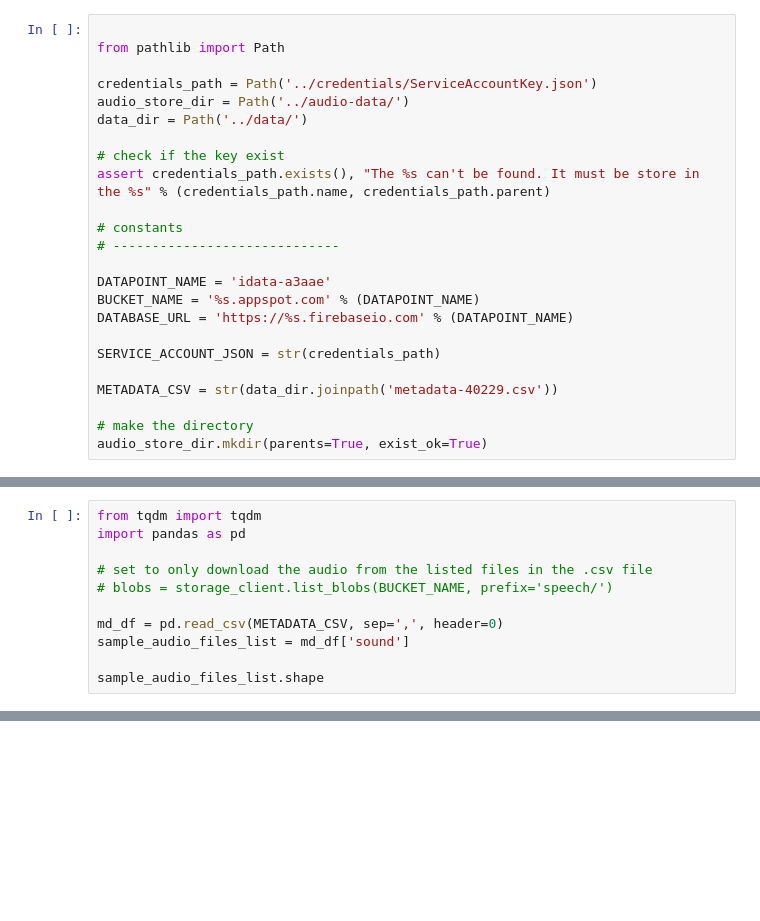
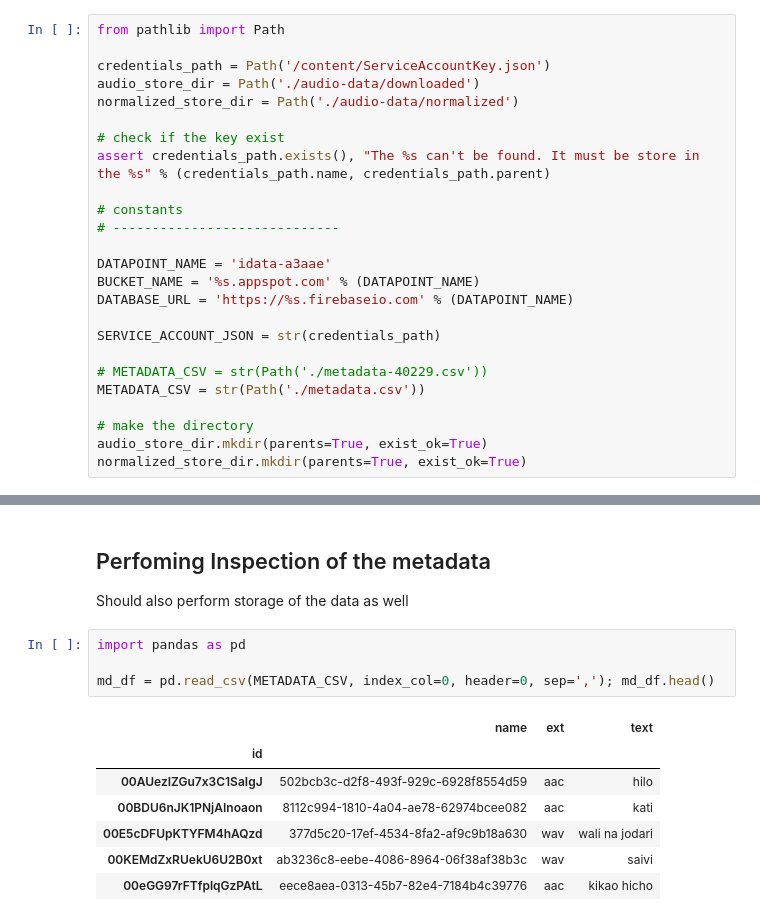
Before and after one commit to inspiredideas/elsa-voice-playground, a Jupyter notebook: mnm/Playground.ipynb, the cells around one changed output, grey strips where cells are left out. Cells and saved outputs as stored; diff of their text form; blank space fills up the shorter version.

```diff
--- a/mnm/Playground.ipynb
+++ b/mnm/Playground.ipynb
@@ -5,10 +1,9 @@ Script to download the audio files from the firestore storage. Form the already
 # %%
-
 from pathlib import Path
 
-credentials_path = Path('../credentials/ServiceAccountKey.json')
-audio_store_dir = Path('../audio-data/')
-data_dir = Path('../data/')
+credentials_path = Path('/content/ServiceAccountKey.json')
+audio_store_dir = Path('./audio-data/downloaded')
+normalized_store_dir = Path('./audio-data/normalized')
 
 # check if the key exist
 assert credentials_path.exists(), "The %s can't be found. It must be store in the %s" % (credentials_path.name, credentials_path.parent)
@@ -22,7 +17,9 @@ DATABASE_URL = 'https://%s.firebaseio.com' % (DATAPOINT_NAME)
 
 SERVICE_ACCOUNT_JSON = str(credentials_path)
 
-METADATA_CSV = str(data_dir.joinpath('metadata-40229.csv'))
+# METADATA_CSV = str(Path('./metadata-40229.csv'))
+METADATA_CSV = str(Path('./metadata.csv'))
 
 # make the directory
 audio_store_dir.mkdir(parents=True, exist_ok=True)
+normalized_store_dir.mkdir(parents=True, exist_ok=True)
@@ -36,11 +25,0 @@ storage_client = storage.Client()
-# %%
-from tqdm import tqdm
-import pandas as pd
-
-# set to only download the audio from the listed files in the .csv file
-# blobs = storage_client.list_blobs(BUCKET_NAME, prefix='speech/')
-
-md_df = pd.read_csv(METADATA_CSV, sep=',', header=0)
-sample_audio_files_list = md_df['sound']
-
-sample_audio_files_list.shape
@@ -60,0 +97,16 @@ for _file in tqdm(sample_audio_files_list):
+# %% [markdown]
+## Perfoming Inspection of the metadata
+
+Should also perform storage of the data as well
+# %%
+import pandas as pd
+
+md_df = pd.read_csv(METADATA_CSV, index_col=0, header=0, sep=','); md_df.head()
+# %% [output]
+|  | name | ext | text |
+| id |  |  |  |
+| 00AUezIZGu7x3C1SaIgJ | 502bcb3c-d2f8-493f-929c-6928f8554d59 | aac | hilo |
+| 00BDU6nJK1PNjAInoaon | 8112c994-1810-4a04-ae78-62974bcee082 | aac | kati |
+| 00E5cDFUpKTYFM4hAQzd | 377d5c20-17ef-4534-8fa2-af9c9b18a630 | wav | wali na jodari |
+| 00KEMdZxRUekU6U2B0xt | ab3236c8-eebe-4086-8964-06f38af38b3c | wav | saivi |
+| 00eGG97rFTfplqGzPAtL | eece8aea-0313-45b7-82e4-7184b4c39776 | aac | kikao hicho |
```
Also changed, not shown: parts of 47 cells of this notebook.
